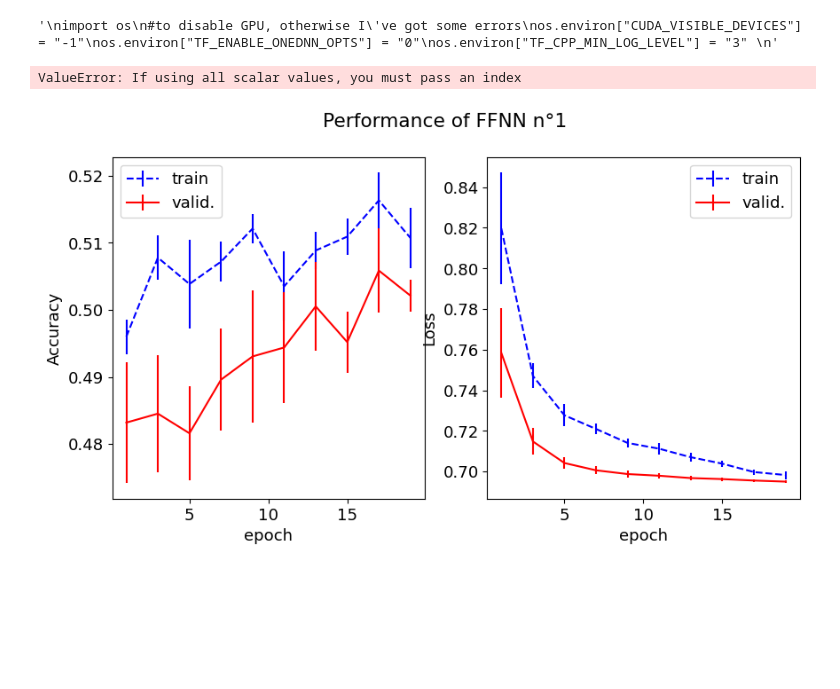
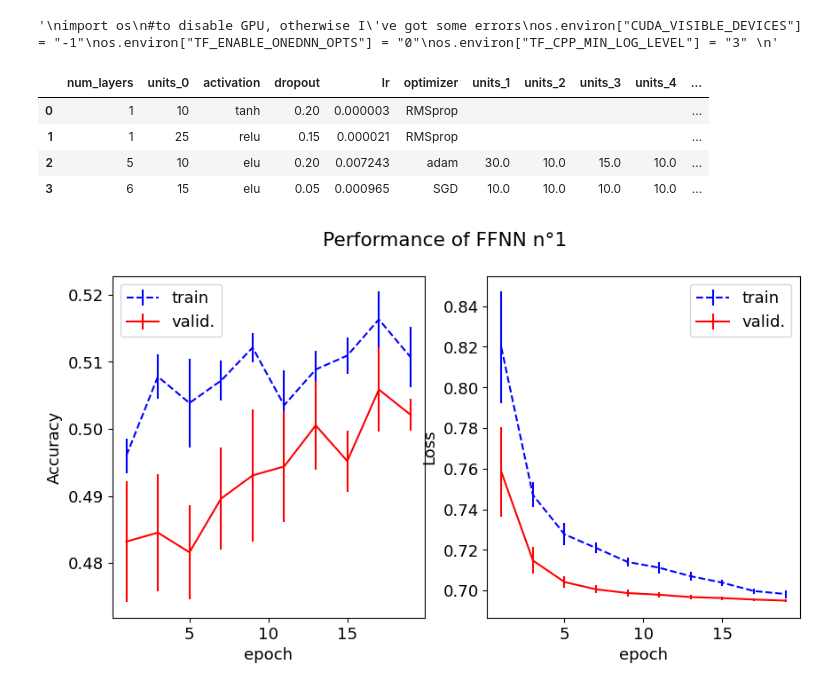
Before and after one commit to FrancescoLR02/LCP-Mod-B-Exercises, a Jupyter notebook: ex4_XGB/xgb_class_25.ipynb, the cells around one changed output. Saved outputs shown, nothing was run; the diff lists cells and outputs as text; code cells hidden in the pictures; blank space fills up the shorter version.

```diff
--- a/ex4_XGB/xgb_class_25.ipynb
+++ b/ex4_XGB/xgb_class_25.ipynb
@@ -547,8 +539,3 @@ results_DNN.head()
-# %%
-yolo = pd.DataFrame(modelsHyperParam[0].values)
-yolo
-# %% [output]
-ValueError: If using all scalar values, you must pass an index
 # %%
 #The tuner returns the model already trained, and we take the 4 best ones
 modelsHyperParam = tuner.get_best_hyperparameters(num_trials = 4)
@@ -618,6 +605,17 @@ def PlotAccuracyAndLoss(train_acc,val_acc,train_loss,val_loss,num_model):
 
     fig.tight_layout()
     plt.show()
+# %%
+#Show the sturcture of the 4 best NN models
+result_nn = pd.DataFrame( [modelsHyperParam[i].values for i in range(4)] )
+result_nn = result_nn.fillna("")
+result_nn
+# %% [output]
+|  | num_layers | units_0 | activation | dropout | lr | optimizer | units_1 | units_2 | units_3 | units_4 | ... |
+| 0 | 1 | 10 | tanh | 0.20 | 0.000003 | RMSprop |  |  |  |  | ... |
+| 1 | 1 | 25 | relu | 0.15 | 0.000021 | RMSprop |  |  |  |  | ... |
+| 2 | 5 | 10 | elu | 0.20 | 0.007243 | adam | 30.0 | 10.0 | 15.0 | 10.0 | ... |
+| 3 | 6 | 15 | elu | 0.05 | 0.000965 | SGD | 10.0 | 10.0 | 10.0 | 10.0 | ... |
 # %%
 num_k = 5
 nEpochs = 20
```
Also changed, not shown: parts of 10 cells of this notebook.
